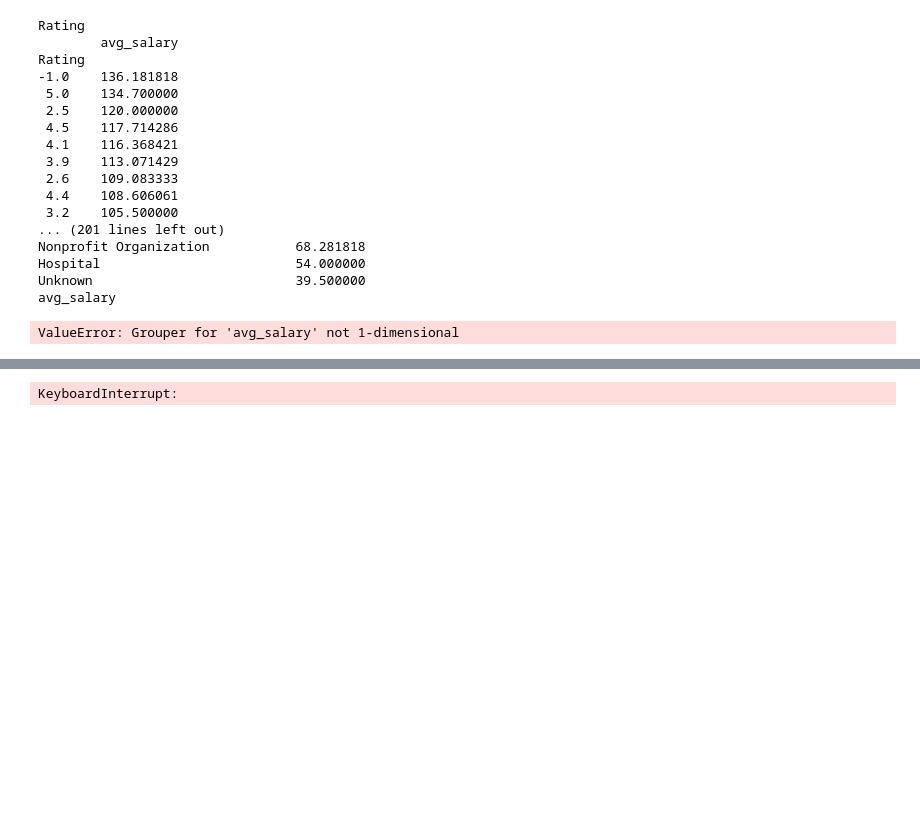
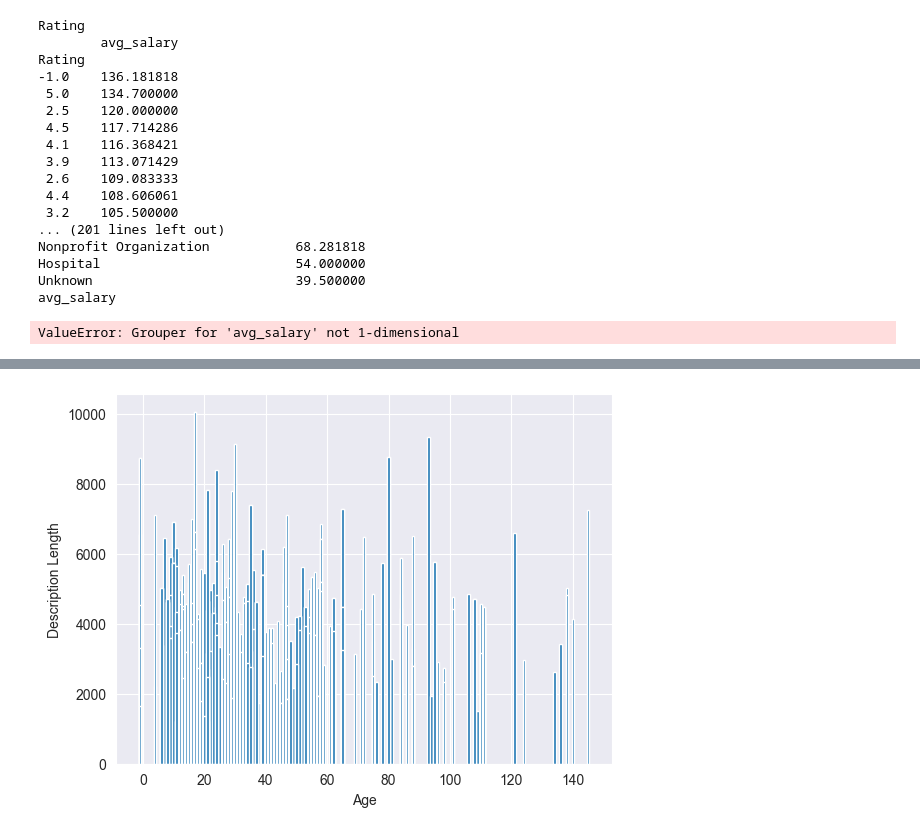
Before and after one commit to mohammedeloon/DS-salary-project, a Jupyter notebook: Data EDA.ipynb, the cells around one changed output, grey strips where cells are left out. Saved outputs shown, nothing was run; the diff lists cells and outputs as text; code cells hidden in the pictures; blank space fills up the shorter version.

Commit message:
Uploaded data visualization files with matplotlib and Power Bi

```diff
--- a/Data EDA.ipynb
+++ b/Data EDA.ipynb
@@ -408,15 +389,20 @@ def punctuation_stop(text):
 
     return filterd
 # %%
-words_filtered  = punctuation_stop(words)
-
-text = ''.join([ele for ele in words_filtered])
-wc = WordCloud(background_color='white' , random_state=1 , stopwords=STOPWORDS , max_words=2000 , width=800 , height=1500)
-wc.generate(text)
-
-plt.figure(figsize=[10,10])
-plt.imshow(wc,interpolation='bilinear')
-plt.axis('off')
-plt.show()
+# words_filtered  = punctuation_stop(words)
+#
+# text = ''.join([ele for ele in words_filtered])
+# wc = WordCloud(background_color='white' , random_state=1 , stopwords=STOPWORDS , max_words=2000 , width=800 , height=1500)
+# wc.generate(text)
+#
+# plt.figure(figsize=[10,10])
+# plt.imshow(wc,interpolation='bilinear')
+# plt.axis('off')
+# plt.show()
-# %% [output]
-KeyboardInterrupt:
+# %%
+plt.bar(df[df['age'] < 148]['age'], df[df['age'] < 148]['desc_len'])
+plt.xlabel('Age')
+plt.ylabel('Description Length')
+plt.show()
+# %% [output]
+[figure, added]
```
Also changed, not shown: parts of 4 cells of this notebook, 3 other files.
